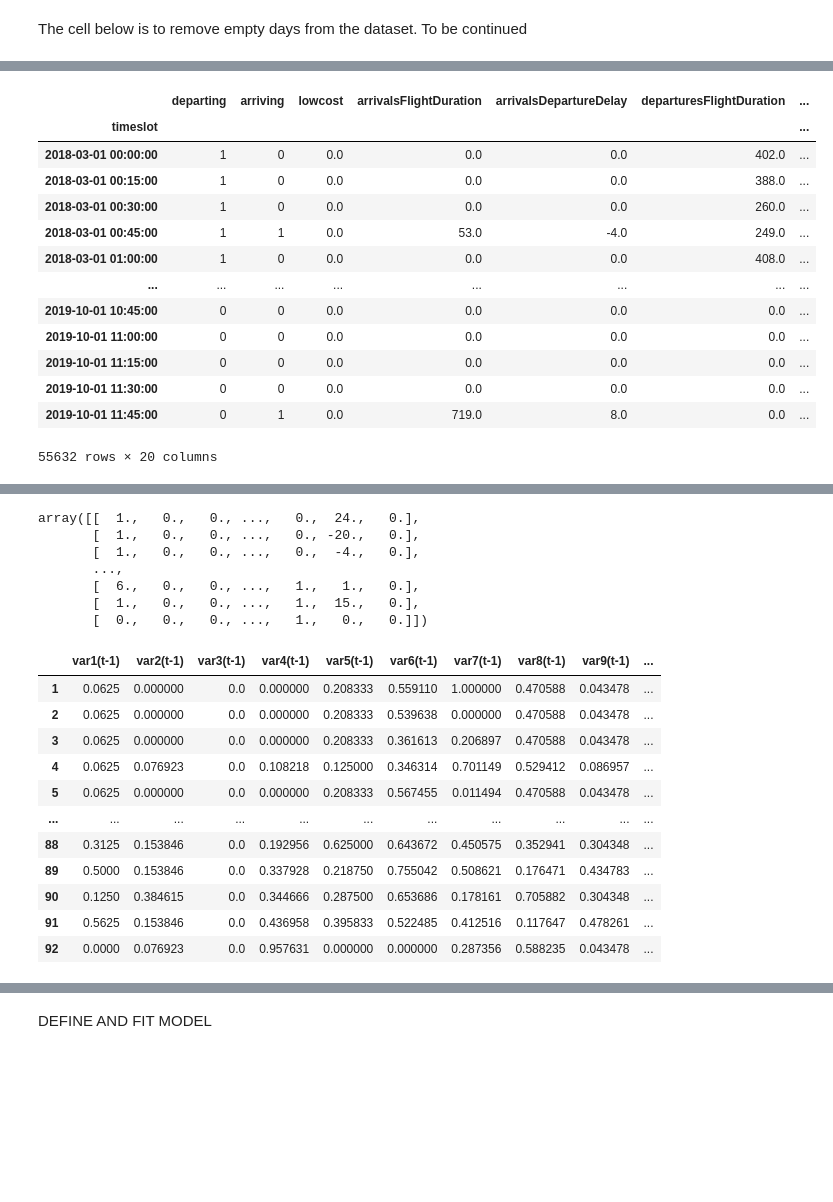
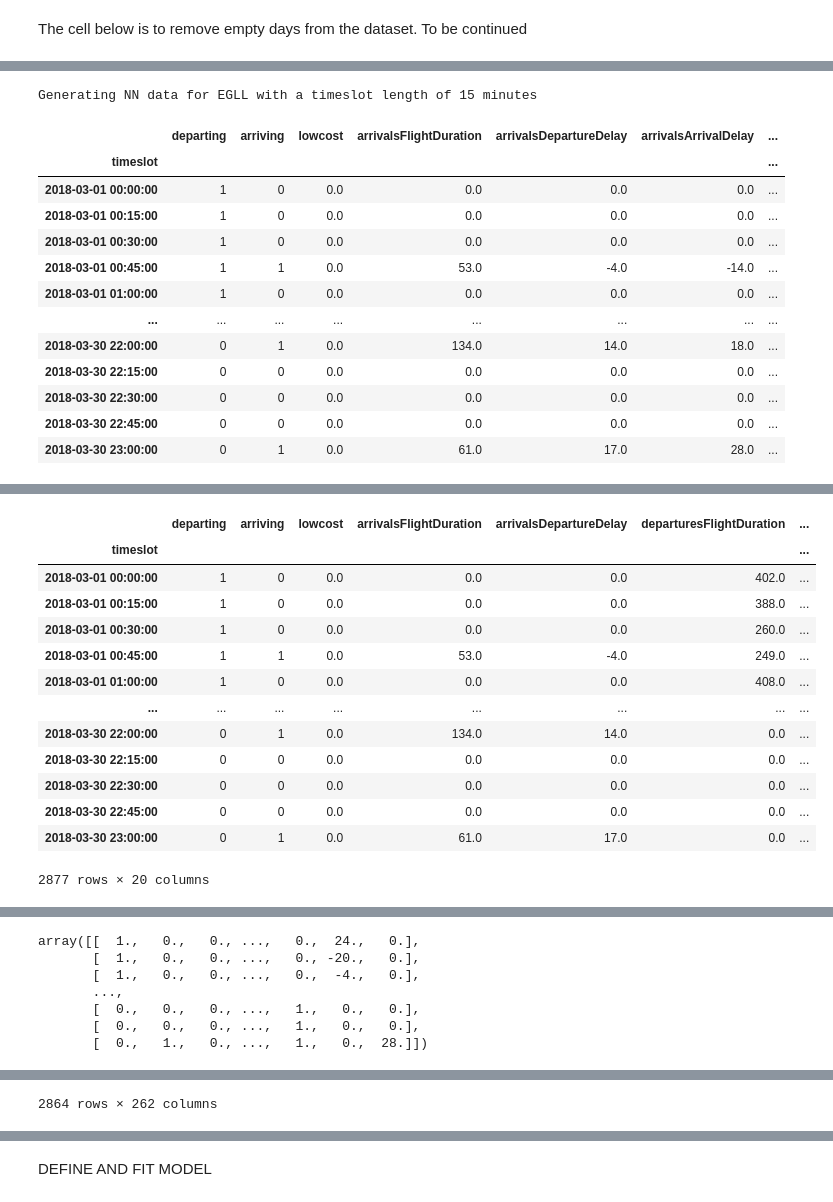
Before and after one commit to junzis/atdelay, a Jupyter notebook: LSTM_model.ipynb, the cells around one changed output, grey strips where cells are left out. Cells and saved outputs as stored; diff of their text form; code cells hidden in the pictures; blank space fills up the shorter version.

```diff
--- a/LSTM_model.ipynb
+++ b/LSTM_model.ipynb
@@ -75,9 +77,9 @@ def series_to_supervised(data, n_in=1, n_out=1, dropnan=True):
 
 # Generate single airport data and move target labels to the last 2 columns
 
-dataset = generateNNdata("EGLL", timeslotLength=15, catagoricalFlightDuration=False, start=datetime(2019, 3, 1), end=datetime(2019, 3, 1))
+dataset = generateNNdata("EGLL", timeslotLength=15, catagoricalFlightDuration=False, start=datetime(2018, 3, 1), end=datetime(2018, 3, 31), forceRegenerateData=True)
 dataset = dataset.set_index("timeslot")
-
+display(dataset)
 
 dataset.drop(columns=['departuresArrivalDelay','arrivalsDepartureDelay'])
 
@@ -92,48 +94,48 @@ display(dataset)
 # Use a certain number of months/days of Data
 
 number_of_months = 1
-number_of_days = 1
+number_of_days = 30
 index_slice = number_of_days * 4 * 24
 dataset = dataset.iloc[0:index_slice]
 
 # summarize first 5 rows
 print(dataset.head(75))
 
 # Normalize values
 values = dataset.values
 display(values)
 
 # ensure all data is float
 
 values = values.astype('float32')
 
 # normalize features
 
 scaler = MinMaxScaler(feature_range=(0, 1))
 scaled = scaler.fit_transform(values)
 
 # frame as supervised learning
 
-number_of_past_steps = 1
-number_of_future_steps = 4
+number_of_past_steps = 12
+number_of_future_steps = 2
 reframed = series_to_supervised(scaled, n_in=number_of_past_steps, n_out=number_of_future_steps)
 
 # drop columns we don't want to predict
 
 reframed.drop(columns=reframed.columns[[i for i in range(len(reframed.columns)-20, len(reframed.columns)-2)]], inplace=True)
 display(reframed)
 # %% [output]
+Generating NN data for EGLL with a timeslot length of 15 minutes
-|  | departing | arriving | lowcost | arrivalsFlightDuration | arrivalsDepartureDelay | departuresFlightDuration | ... |
+|  | departing | arriving | lowcost | arrivalsFlightDuration | arrivalsDepartureDelay | arrivalsArrivalDelay | ... |
 | timeslot |  |  |  |  |  |  | ... |
-| 2018-03-01 00:00:00 | 1 | 0 | 0.0 | 0.0 | 0.0 | 402.0 | ... |
-| 2018-03-01 00:15:00 | 1 | 0 | 0.0 | 0.0 | 0.0 | 388.0 | ... |
-| 2018-03-01 00:30:00 | 1 | 0 | 0.0 | 0.0 | 0.0 | 260.0 | ... |
-| 2018-03-01 00:45:00 | 1 | 1 | 0.0 | 53.0 | -4.0 | 249.0 | ... |
-| 2018-03-01 01:00:00 | 1 | 0 | 0.0 | 0.0 | 0.0 | 408.0 | ... |
+| 2018-03-01 00:00:00 | 1 | 0 | 0.0 | 0.0 | 0.0 | 0.0 | ... |
+| 2018-03-01 00:15:00 | 1 | 0 | 0.0 | 0.0 | 0.0 | 0.0 | ... |
+| 2018-03-01 00:30:00 | 1 | 0 | 0.0 | 0.0 | 0.0 | 0.0 | ... |
+| 2018-03-01 00:45:00 | 1 | 1 | 0.0 | 53.0 | -4.0 | -14.0 | ... |
+| 2018-03-01 01:00:00 | 1 | 0 | 0.0 | 0.0 | 0.0 | 0.0 | ... |
 | ... | ... | ... | ... | ... | ... | ... | ... |
-| 2019-10-01 10:45:00 | 0 | 0 | 0.0 | 0.0 | 0.0 | 0.0 | ... |
-| 2019-10-01 11:00:00 | 0 | 0 | 0.0 | 0.0 | 0.0 | 0.0 | ... |
-| 2019-10-01 11:15:00 | 0 | 0 | 0.0 | 0.0 | 0.0 | 0.0 | ... |
-| 2019-10-01 11:30:00 | 0 | 0 | 0.0 | 0.0 | 0.0 | 0.0 | ... |
-| 2019-10-01 11:45:00 | 0 | 1 | 0.0 | 719.0 | 8.0 | 0.0 | ... |
+| 2018-03-30 22:00:00 | 0 | 1 | 0.0 | 134.0 | 14.0 | 18.0 | ... |
+| 2018-03-30 22:15:00 | 0 | 0 | 0.0 | 0.0 | 0.0 | 0.0 | ... |
+| 2018-03-30 22:30:00 | 0 | 0 | 0.0 | 0.0 | 0.0 | 0.0 | ... |
+| 2018-03-30 22:45:00 | 0 | 0 | 0.0 | 0.0 | 0.0 | 0.0 | ... |
+| 2018-03-30 23:00:00 | 0 | 1 | 0.0 | 61.0 | 17.0 | 28.0 | ... |
-55632 rows × 20 columns
@@ -157,19 +143,14 @@ timeslot
+|  | departing | arriving | lowcost | arrivalsFlightDuration | arrivalsDepartureDelay | departuresFlightDuration | ... |
+| timeslot |  |  |  |  |  |  | ... |
+| 2018-03-01 00:00:00 | 1 | 0 | 0.0 | 0.0 | 0.0 | 402.0 | ... |
+| 2018-03-01 00:15:00 | 1 | 0 | 0.0 | 0.0 | 0.0 | 388.0 | ... |
+| 2018-03-01 00:30:00 | 1 | 0 | 0.0 | 0.0 | 0.0 | 260.0 | ... |
+| 2018-03-01 00:45:00 | 1 | 1 | 0.0 | 53.0 | -4.0 | 249.0 | ... |
+| 2018-03-01 01:00:00 | 1 | 0 | 0.0 | 0.0 | 0.0 | 408.0 | ... |
+| ... | ... | ... | ... | ... | ... | ... | ... |
+| 2018-03-30 22:00:00 | 0 | 1 | 0.0 | 134.0 | 14.0 | 0.0 | ... |
+| 2018-03-30 22:15:00 | 0 | 0 | 0.0 | 0.0 | 0.0 | 0.0 | ... |
+| 2018-03-30 22:30:00 | 0 | 0 | 0.0 | 0.0 | 0.0 | 0.0 | ... |
+| 2018-03-30 22:45:00 | 0 | 0 | 0.0 | 0.0 | 0.0 | 0.0 | ... |
+| 2018-03-30 23:00:00 | 0 | 1 | 0.0 | 61.0 | 17.0 | 0.0 | ... |
-array([[  1.,   0.,   0., ...,   0.,  24.,   0.],
-       [  1.,   0.,   0., ...,   0., -20.,   0.],
-       [  1.,   0.,   0., ...,   0.,  -4.,   0.],
-       ...,
-       [  6.,   0.,   0., ...,   1.,   1.,   0.],
-       [  1.,   0.,   0., ...,   1.,  15.,   0.],
-       [  0.,   0.,   0., ...,   1.,   0.,   0.]])
+2877 rows × 20 columns
-|  | var1(t-1) | var2(t-1) | var3(t-1) | var4(t-1) | var5(t-1) | var6(t-1) | var7(t-1) | var8(t-1) | var9(t-1) | ... |
-| 1 | 0.0625 | 0.000000 | 0.0 | 0.000000 | 0.208333 | 0.559110 | 1.000000 | 0.470588 | 0.043478 | ... |
-| 2 | 0.0625 | 0.000000 | 0.0 | 0.000000 | 0.208333 | 0.539638 | 0.000000 | 0.470588 | 0.043478 | ... |
-| 3 | 0.0625 | 0.000000 | 0.0 | 0.000000 | 0.208333 | 0.361613 | 0.206897 | 0.470588 | 0.043478 | ... |
-| 4 | 0.0625 | 0.076923 | 0.0 | 0.108218 | 0.125000 | 0.346314 | 0.701149 | 0.529412 | 0.086957 | ... |
-| 5 | 0.0625 | 0.000000 | 0.0 | 0.000000 | 0.208333 | 0.567455 | 0.011494 | 0.470588 | 0.043478 | ... |
-| ... | ... | ... | ... | ... | ... | ... | ... | ... | ... | ... |
-| 88 | 0.3125 | 0.153846 | 0.0 | 0.192956 | 0.625000 | 0.643672 | 0.450575 | 0.352941 | 0.304348 | ... |
-| 89 | 0.5000 | 0.153846 | 0.0 | 0.337928 | 0.218750 | 0.755042 | 0.508621 | 0.176471 | 0.434783 | ... |
-| 90 | 0.1250 | 0.384615 | 0.0 | 0.344666 | 0.287500 | 0.653686 | 0.178161 | 0.705882 | 0.304348 | ... |
-| 91 | 0.5625 | 0.153846 | 0.0 | 0.436958 | 0.395833 | 0.522485 | 0.412516 | 0.117647 | 0.478261 | ... |
-| 92 | 0.0000 | 0.076923 | 0.0 | 0.957631 | 0.000000 | 0.000000 | 0.287356 | 0.588235 | 0.043478 | ... |
@@ -176,0 +174,7 @@ array([[  1.,   0.,   0., ...,   0.,  24.,   0.],
+array([[  1.,   0.,   0., ...,   0.,  24.,   0.],
+       [  1.,   0.,   0., ...,   0., -20.,   0.],
+       [  1.,   0.,   0., ...,   0.,  -4.,   0.],
+       ...,
+       [  0.,   0.,   0., ...,   1.,   0.,   0.],
+       [  0.,   0.,   0., ...,   1.,   0.,   0.],
+       [  0.,   1.,   0., ...,   1.,   0.,  28.]])
@@ -176,0 +193 @@ array([[  1.,   0.,   0., ...,   0.,  24.,   0.],
+2864 rows × 262 columns
```
Also changed, not shown: parts of 12 cells of this notebook, 1 other file.
